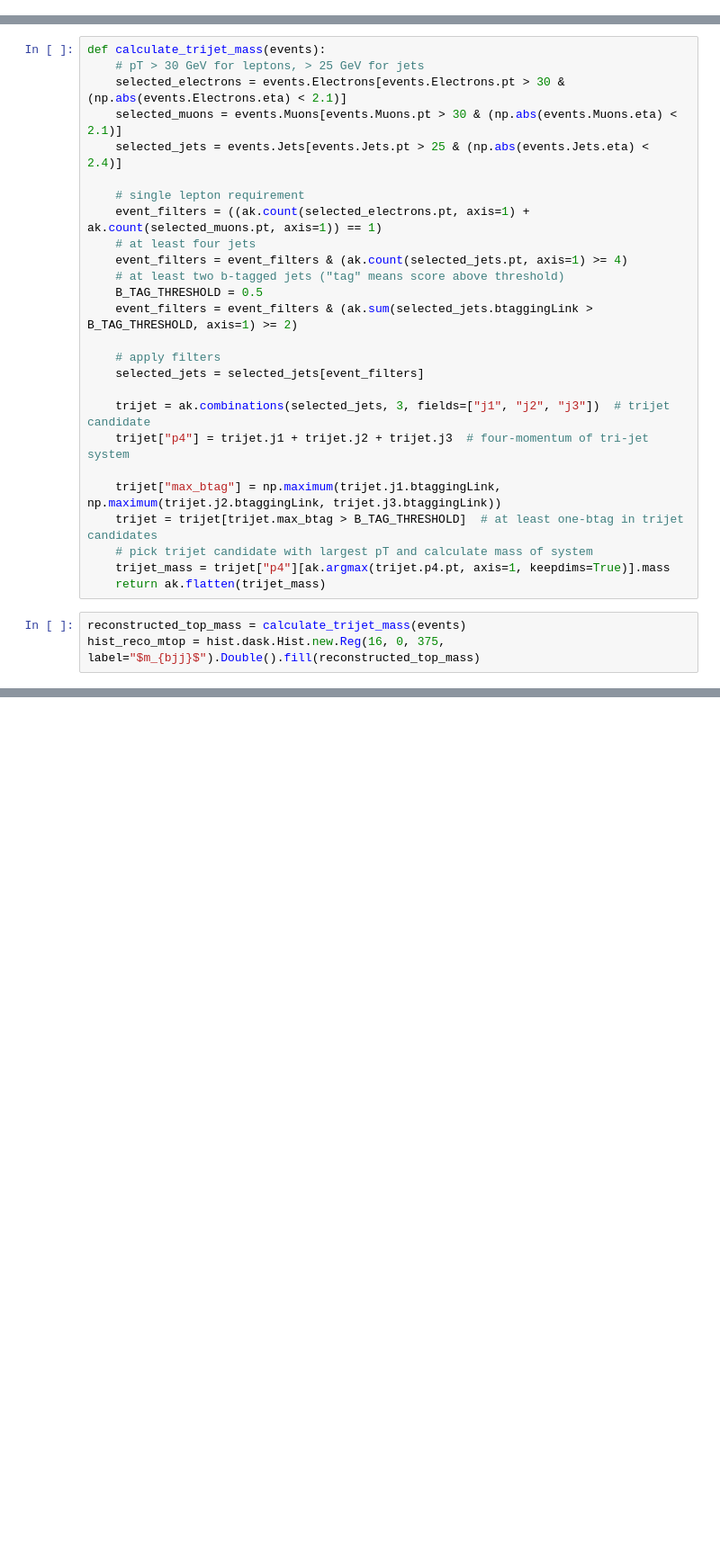
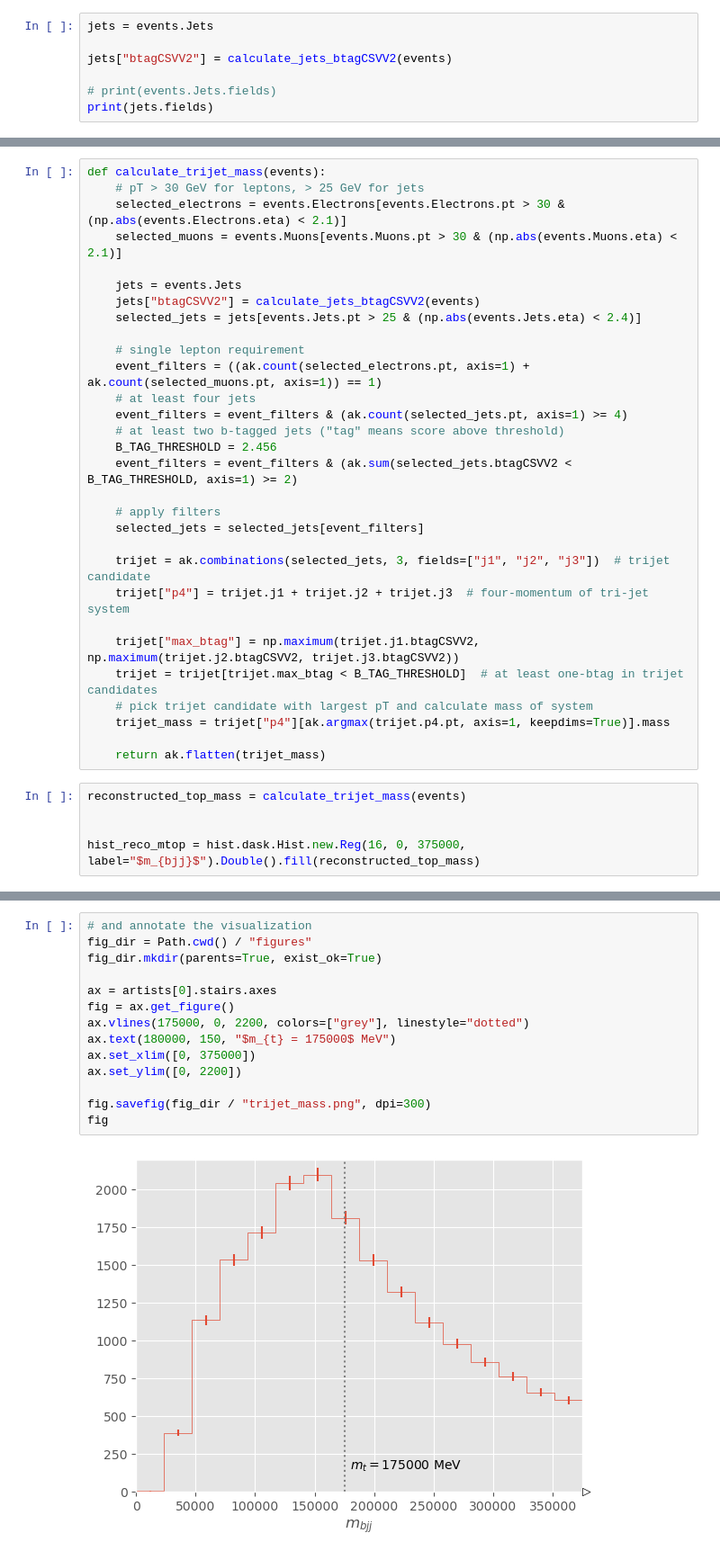
Before and after one commit to iris-hep/agc-physlite, a Jupyter notebook: main_code.ipynb, the cells around one changed output, grey strips where cells are left out. Shown at 90% size. Cells and saved outputs as stored; diff of their text form; blank space fills up the shorter version.

Commit message:
Making the selection and b-tagging of an event, weird behaviour of event filter.

```diff
--- a/main_code.ipynb
+++ b/main_code.ipynb
@@ -96,0 +139,7 @@ events = NanoEventsFactory.from_root(
+# %%
+jets = events.Jets
+
+jets["btagCSVV2"] = calculate_jets_btagCSVV2(events)
+
+# print(events.Jets.fields)
+print(jets.fields)
@@ -99,15 +150,18 @@ def calculate_trijet_mass(events):
     # pT > 30 GeV for leptons, > 25 GeV for jets
     selected_electrons = events.Electrons[events.Electrons.pt > 30 & (np.abs(events.Electrons.eta) < 2.1)]
     selected_muons = events.Muons[events.Muons.pt > 30 & (np.abs(events.Muons.eta) < 2.1)]
-    selected_jets = events.Jets[events.Jets.pt > 25 & (np.abs(events.Jets.eta) < 2.4)]
+
+    jets = events.Jets
+    jets["btagCSVV2"] = calculate_jets_btagCSVV2(events)
+    selected_jets = jets[events.Jets.pt > 25 & (np.abs(events.Jets.eta) < 2.4)]
 
     # single lepton requirement
     event_filters = ((ak.count(selected_electrons.pt, axis=1) + ak.count(selected_muons.pt, axis=1)) == 1)
     # at least four jets
     event_filters = event_filters & (ak.count(selected_jets.pt, axis=1) >= 4)
     # at least two b-tagged jets ("tag" means score above threshold)
-    B_TAG_THRESHOLD = 0.5
-    event_filters = event_filters & (ak.sum(selected_jets.btaggingLink > B_TAG_THRESHOLD, axis=1) >= 2)
+    B_TAG_THRESHOLD = 2.456
+    event_filters = event_filters & (ak.sum(selected_jets.btagCSVV2 < B_TAG_THRESHOLD, axis=1) >= 2)
 
     # apply filters
     selected_jets = selected_jets[event_filters]
@@ -115,11 +169,14 @@ def calculate_trijet_mass(events):
     trijet = ak.combinations(selected_jets, 3, fields=["j1", "j2", "j3"])  # trijet candidate
     trijet["p4"] = trijet.j1 + trijet.j2 + trijet.j3  # four-momentum of tri-jet system
 
-    trijet["max_btag"] = np.maximum(trijet.j1.btaggingLink, np.maximum(trijet.j2.btaggingLink, trijet.j3.btaggingLink))
-    trijet = trijet[trijet.max_btag > B_TAG_THRESHOLD]  # at least one-btag in trijet candidates
+    trijet["max_btag"] = np.maximum(trijet.j1.btagCSVV2, np.maximum(trijet.j2.btagCSVV2, trijet.j3.btagCSVV2))
+    trijet = trijet[trijet.max_btag < B_TAG_THRESHOLD]  # at least one-btag in trijet candidates
     # pick trijet candidate with largest pT and calculate mass of system
     trijet_mass = trijet["p4"][ak.argmax(trijet.p4.pt, axis=1, keepdims=True)].mass
+
     return ak.flatten(trijet_mass)
 # %%
 reconstructed_top_mass = calculate_trijet_mass(events)
-hist_reco_mtop = hist.dask.Hist.new.Reg(16, 0, 375, label="$m_{bjj}$").Double().fill(reconstructed_top_mass)
+
+
+hist_reco_mtop = hist.dask.Hist.new.Reg(16, 0, 375000, label="$m_{bjj}$").Double().fill(reconstructed_top_mass)
@@ -133,0 +188,16 @@ artists = hist_reco_mtop.compute().plot()
+# %%
+# and annotate the visualization
+fig_dir = Path.cwd() / "figures"
+fig_dir.mkdir(parents=True, exist_ok=True)
+
+ax = artists[0].stairs.axes
+fig = ax.get_figure()
+ax.vlines(175000, 0, 2200, colors=["grey"], linestyle="dotted")
+ax.text(180000, 150, "$m_{t} = 175000$ MeV")
+ax.set_xlim([0, 375000])
+ax.set_ylim([0, 2200])
+
+fig.savefig(fig_dir / "trijet_mass.png", dpi=300)
+fig
+# %% [output]
+[figure, added]
```
Also changed, not shown: parts of 9 cells of this notebook.
